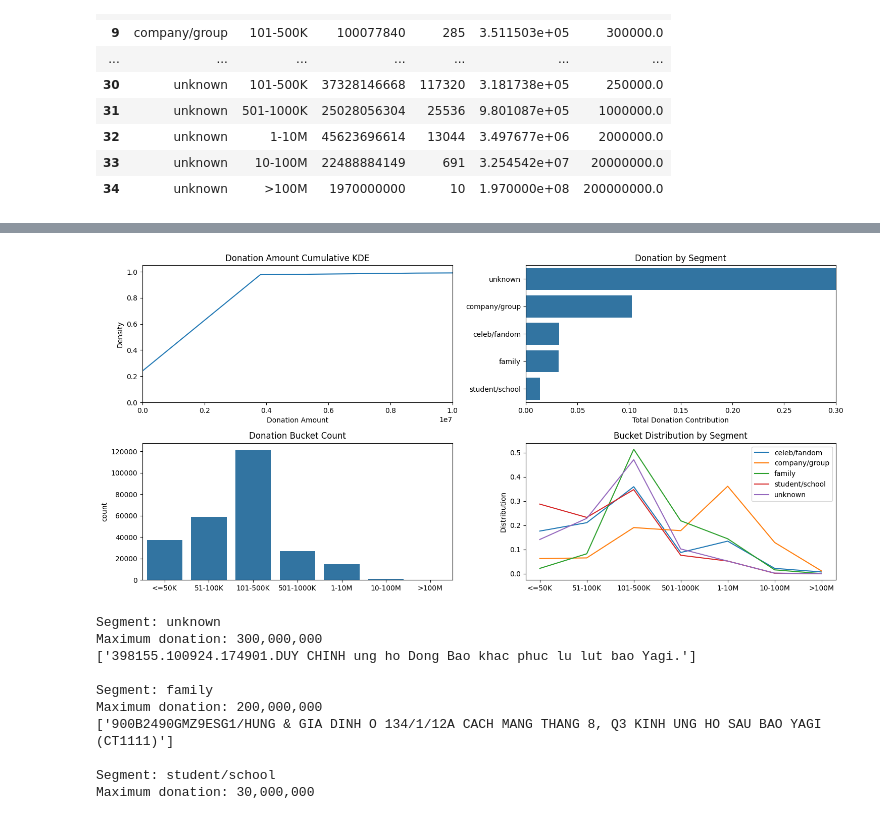
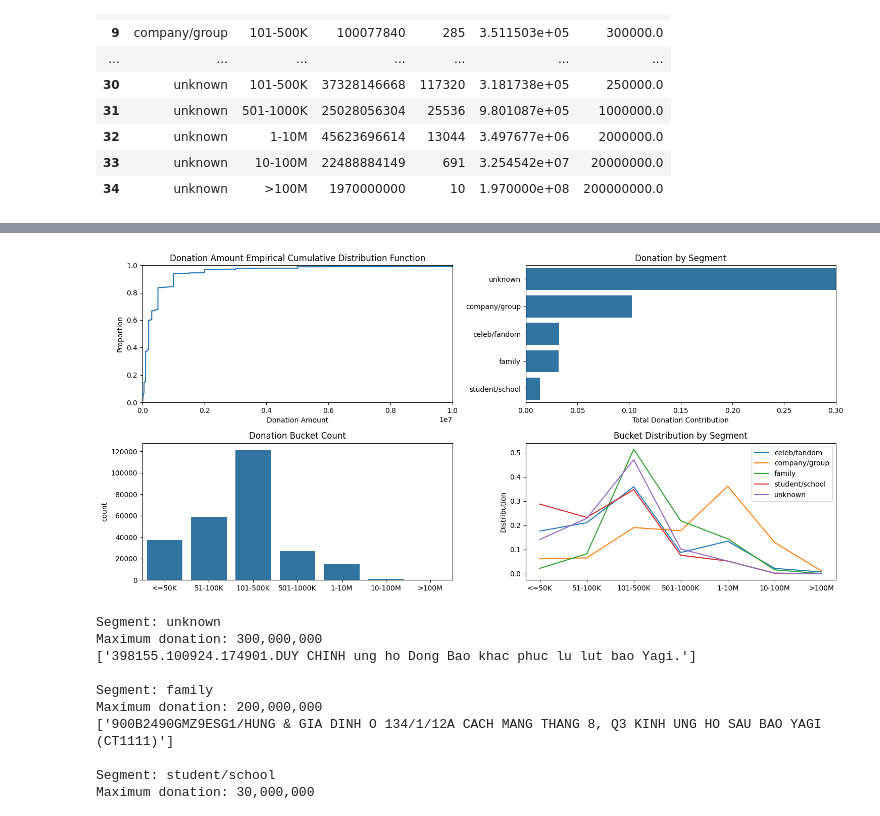
Before and after one commit to letatnhien1912/Yagi-Donation-Analysis, a Jupyter notebook: data_analysis.ipynb, the cells around one changed output, grey strips where cells are left out. Saved outputs shown, nothing was run; the diff lists cells and outputs as text; code cells hidden in the pictures.

Commit message:
update charts

```diff
--- a/data_analysis.ipynb
+++ b/data_analysis.ipynb
@@ -148,42 +164,42 @@ gb_segment_bucket
 # Create subplots with two rows
 fig, ax = plt.subplots(figsize=(15, 7), nrows=2, ncols=2)
 
-# KDE plot on the second subplot
-sns.kdeplot(data=statement, x='credit', cumulative=True, ax=ax[0][0])
+# Empirical Cumulative Distribution Function plot on the second subplot
+sns.ecdfplot(data=statement, x='credit', ax=ax[0][0])
 ax[0][0].set_xlim(0, 10**7)
 ax[0][0].set_xlabel('Donation Amount')
-ax[0][0].set_title('Donation Amount Cumulative KDE')
+ax[0][0].set_title('Donation Amount Empirical Cumulative Distribution Function')
 
 # Bar plot on the first subplot
 sns.barplot(data=gb_segment.sort_values('total_cont', ascending=False), x='total_cont', y='segment', ax=ax[0][1])
 ax[0][1].set_xlim(0,0.3)
 ax[0][1].set_xlabel('Total Donation Contribution')
 ax[0][1].set_ylabel(None)
 ax[0][1].set_title('Donation by Segment')
 
 # Plot Bucket Count
 sns.barplot(data=gb_bucket, x='bucket', y='count', ax=ax[1][0])
 ax[1][0].set_xticklabels(gb_bucket['bucket'])
 ax[1][0].set_title('Donation Bucket Count')
 ax[1][0].set_xlabel(None)
 
 # Plot Bucket distribution by Segment
 for sgm in gb_segment_bucket.segment.unique():
     is_sgm = gb_segment_bucket.segment == sgm
     gb_segment_bucket.loc[is_sgm, 'count_cont'] = gb_segment_bucket[is_sgm]['count'] / gb_segment_bucket[is_sgm]['count'].sum()
     ax[1][1].plot(gb_segment_bucket.loc[is_sgm, 'bucket'], gb_segment_bucket.loc[is_sgm, 'count_cont'], label=sgm)
 ax[1][1].set_ylabel('Distribution')
 ax[1][1].legend()
 ax[1][1].set_title('Bucket Distribution by Segment')
 
 # Adjust layout to avoid overlapping titles and labels
 plt.tight_layout()
 
 plt.savefig('charts.jpg')
 # Show the plot
 plt.show()
 # %% [output]
-[figure, old version]
+[figure, new version]
 # %%
 for seg in statement.segment.unique():
     is_segment = statement['segment'] == seg
```
Also changed, not shown: parts of 2 cells of this notebook, 1 other file.
